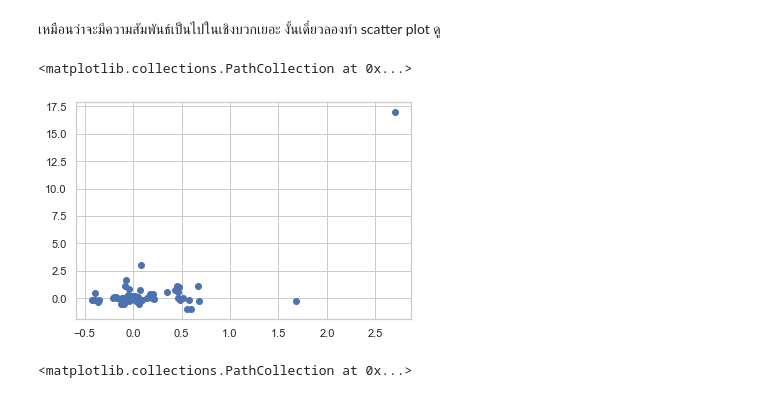
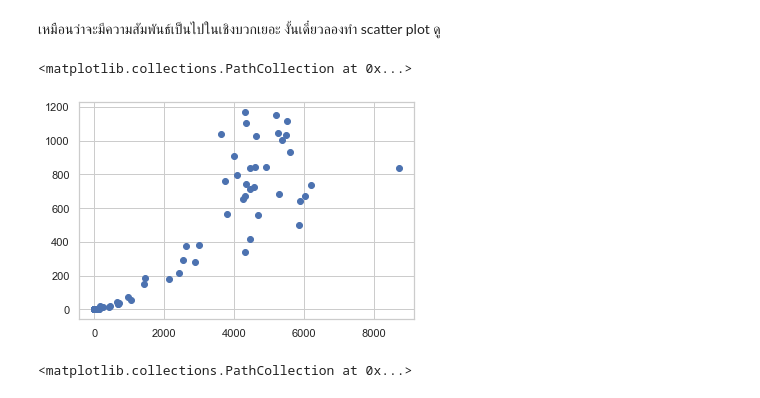
Before and after one commit to kate006naja/MachineLearningClassCode, a Jupyter notebook: project/Task2.ipynb, the cells around one changed output. Saved outputs shown, nothing was run; the diff lists cells and outputs as text; code cells hidden in the pictures.

```diff
--- a/project/Task2.ipynb
+++ b/project/Task2.ipynb
@@ -261,6 +281,12 @@ plt.show()
 # %% [markdown]
 #### Correlation between all variables
 # %%
+# Back in using old df_res
+df_res = df_res2.copy()
+df_res = df_res.set_index(['date'])
+df_res.index = pd.to_datetime(df_res.index)
+df_res = df_res.iloc[:, 3:7]
+
 df_res_change = df_res.pct_change()
 df_res_change
 # At first there might be some 0 data row because there are not
@@ -299,10 +358,10 @@ plt.show()
 # %% [markdown]
 เหมือนว่าจะมีความสัมพันธ์เป็นไปในเชิงบวกเยอะ งั้นเดี๋ยวลองทำ scatter plot ดู
 # %%
-plt.scatter(df_res_change.daily_confirmed_cases, df_res_change.daily_deaths)
+plt.scatter(df_res.daily_confirmed_cases, df_res.daily_deaths)
 # %% [output]
 <matplotlib.collections.PathCollection at 0x...>
-[figure, old version]
+[figure, new version]
 # %%
 plt.scatter(df_res_change.daily_confirmed_cases, df_res_change.confirmed_cases)
 # %% [output]
```
Also changed, not shown: parts of 17 cells of this notebook.
